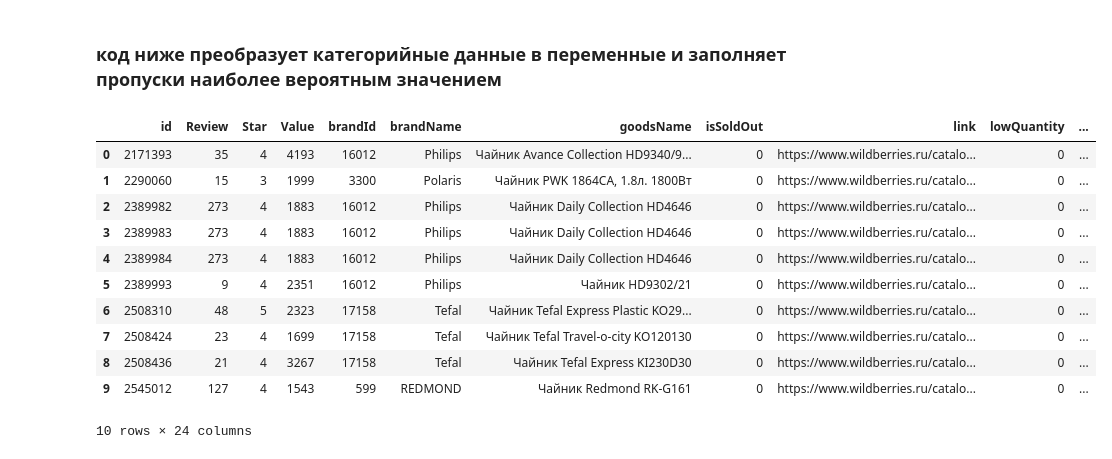
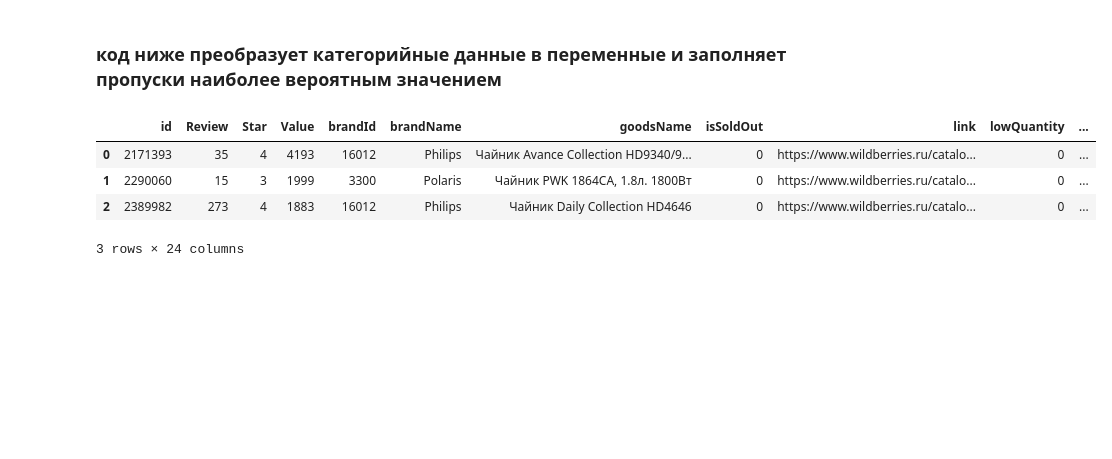
Before and after one commit to yamusagitov/Machine-Learning, a Jupyter notebook: Random Forest/random_forest_review.ipynb, the cells around one changed output. Cells and saved outputs as stored; diff of their text form; code cells hidden in the pictures; blank space fills up the shorter version.

```diff
--- a/Random Forest/random_forest_review.ipynb
+++ b/Random Forest/random_forest_review.ipynb
@@ -96,18 +117,11 @@ X
 # %% [markdown]
 ### код ниже преобразует категорийные данные в переменные и заполняет пропуски наиболее вероятным значением
 # %%
-df.head(10)
+df.head(3)
 # %% [output]
 |  | id | Review | Star | Value | brandId | brandName | goodsName | isSoldOut | link | lowQuantity | ... |
 | 0 | 2171393 | 35 | 4 | 4193 | 16012 | Philips | Чайник Avance Collection HD9340/9... | 0 | https://www.wildberries.ru/catalo... | 0 | ... |
 | 1 | 2290060 | 15 | 3 | 1999 | 3300 | Polaris | Чайник PWK 1864CA, 1.8л. 1800Вт | 0 | https://www.wildberries.ru/catalo... | 0 | ... |
 | 2 | 2389982 | 273 | 4 | 1883 | 16012 | Philips | Чайник Daily Collection HD4646 | 0 | https://www.wildberries.ru/catalo... | 0 | ... |
-| 3 | 2389983 | 273 | 4 | 1883 | 16012 | Philips | Чайник Daily Collection HD4646 | 0 | https://www.wildberries.ru/catalo... | 0 | ... |
-| 4 | 2389984 | 273 | 4 | 1883 | 16012 | Philips | Чайник Daily Collection HD4646 | 0 | https://www.wildberries.ru/catalo... | 0 | ... |
-| 5 | 2389993 | 9 | 4 | 2351 | 16012 | Philips | Чайник HD9302/21 | 0 | https://www.wildberries.ru/catalo... | 0 | ... |
-| 6 | 2508310 | 48 | 5 | 2323 | 17158 | Tefal | Чайник Tefal Express Plastic KO29... | 0 | https://www.wildberries.ru/catalo... | 0 | ... |
-| 7 | 2508424 | 23 | 4 | 1699 | 17158 | Tefal | Чайник Tefal Travel-o-city KO120130 | 0 | https://www.wildberries.ru/catalo... | 0 | ... |
-| 8 | 2508436 | 21 | 4 | 3267 | 17158 | Tefal | Чайник Tefal Express KI230D30 | 0 | https://www.wildberries.ru/catalo... | 0 | ... |
-| 9 | 2545012 | 127 | 4 | 1543 | 599 | REDMOND | Чайник Redmond RK-G161 | 0 | https://www.wildberries.ru/catalo... | 0 | ... |
-10 rows × 24 columns
+3 rows × 24 columns
 # %%
```
Also changed, not shown: parts of 19 cells of this notebook.
